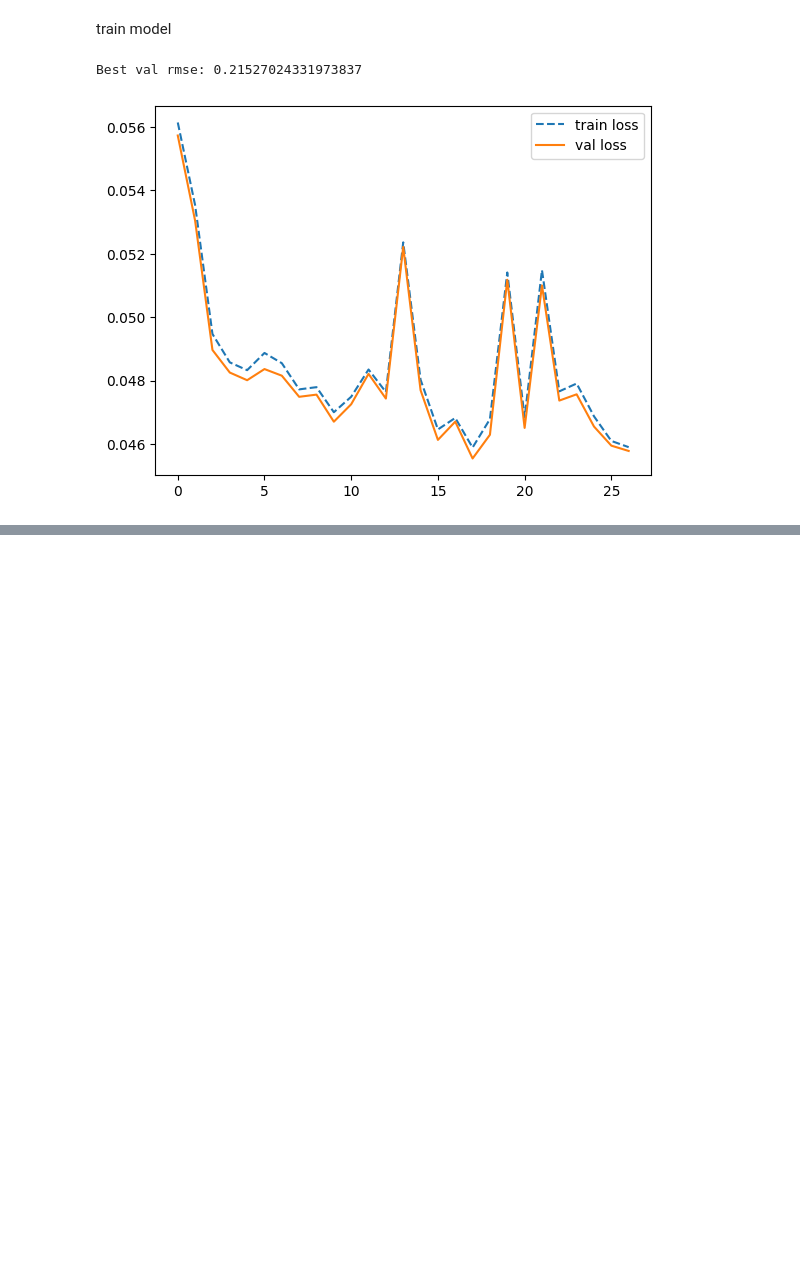
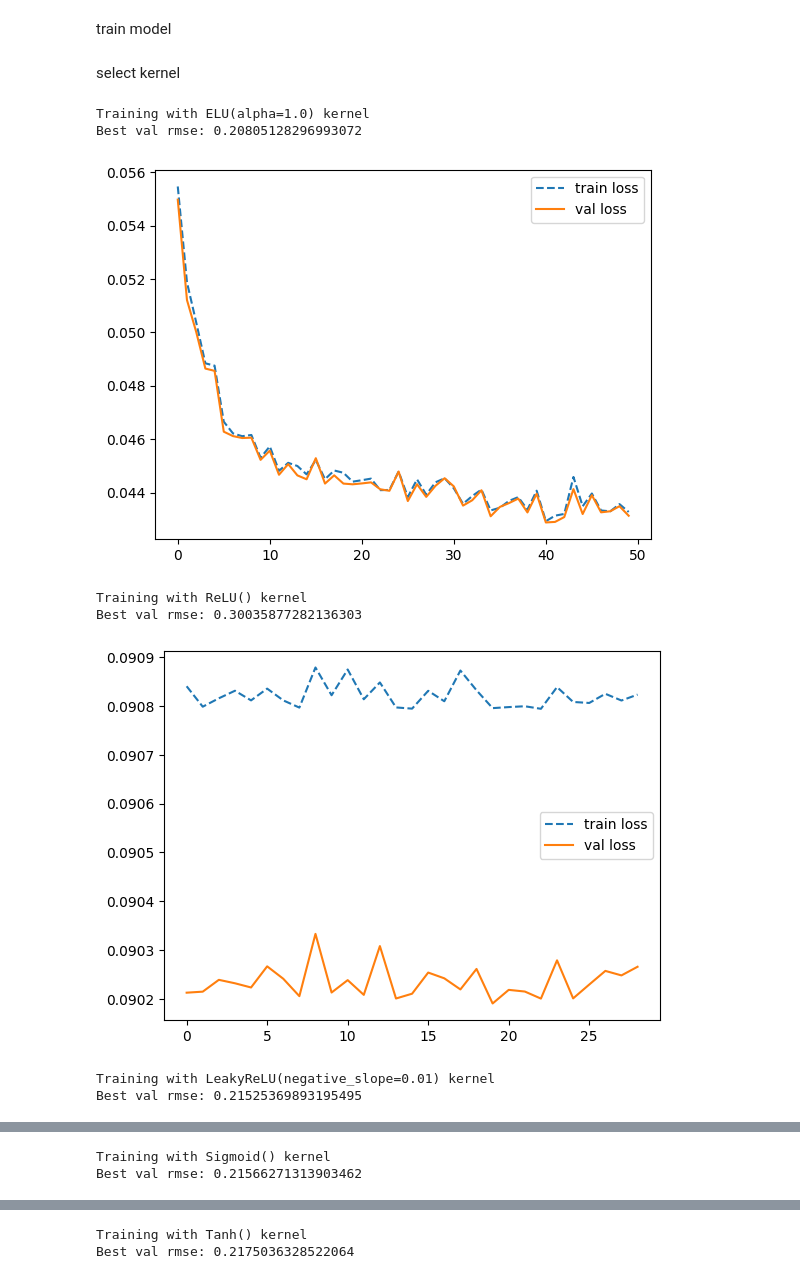
Before and after one commit to ablaybozz/trading_algorithm, a Jupyter notebook: 3.TrainEncoder.ipynb, the cells around one changed output, grey strips where cells are left out. Saved outputs shown, nothing was run; the diff lists cells and outputs as text; code cells hidden in the pictures; blank space fills up the shorter version.

Commit message:
encoder training pipeline corrected

```diff
--- a/3.TrainEncoder.ipynb
+++ b/3.TrainEncoder.ipynb
@@ -188,3 +101,0 @@ with torch.no_grad():
-# %%
-criterion = nn.MSELoss()
-criterion(test_tensor, predictions).item() ** (1/2)
@@ -222,4 +102,2 @@ torch.save(model.state_dict(), "clean_data/autoencoder_model.pth")
 # %% [markdown]
 train model
-# %%
-model = Autoencoder(24, nn.LeakyReLU())
@@ -294,8 +165,27 @@ def train_model(model, train_tensor, val_tensor, train_params, to_plot=False):
         plt.show()
 
     return model
-# %%
-model = train_model(model, train_tensor, val_tensor, train_params, True)
-# %% [output]
-Best val rmse: 0.21527024331973837
-[figure, removed]
+# %% [markdown]
+select kernel
+# %%
+kernels = [nn.ELU(), nn.ReLU(), nn.LeakyReLU(), nn.Sigmoid(), nn.Tanh(), nn.Softplus()]
+# %%
+for kernel in kernels:
+    print('Training with {} kernel'.format(kernel))
+    model = Autoencoder(24, kernel)
+    train_params = {'optimizer': optim.Adam(model.parameters(), lr = 0.01),
+                'criterion': nn.MSELoss(),
+                'epochs': 1000,
+                'batch_size': 64,
+                'patience': 10
+               }
+    trained_model = train_model(model, train_tensor, val_tensor, train_params, True)
+# %% [output]
+Training with ELU(alpha=1.0) kernel
+Best val rmse: 0.20805128296993072
+[figure, added]
+Training with ReLU() kernel
+Best val rmse: 0.30035877282136303
+[figure, added]
+Training with LeakyReLU(negative_slope=0.01) kernel
+Best val rmse: 0.21525369893195495
@@ -301,0 +193,2 @@ Best val rmse: 0.21527024331973837
+Training with Sigmoid() kernel
+Best val rmse: 0.21566271313903462
@@ -301,0 +196,2 @@ Best val rmse: 0.21527024331973837
+Training with Tanh() kernel
+Best val rmse: 0.2175036328522064
```
Also changed, not shown: parts of 20 cells of this notebook, 2 other files.
